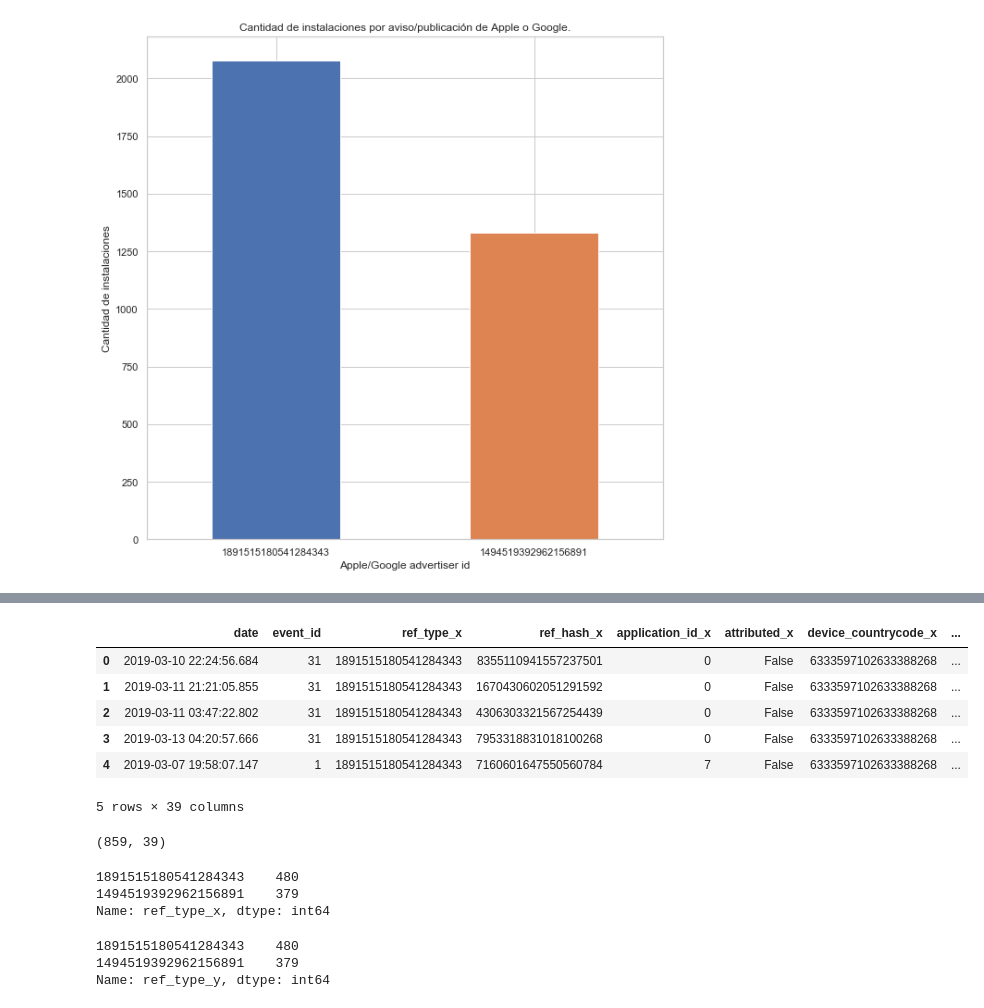
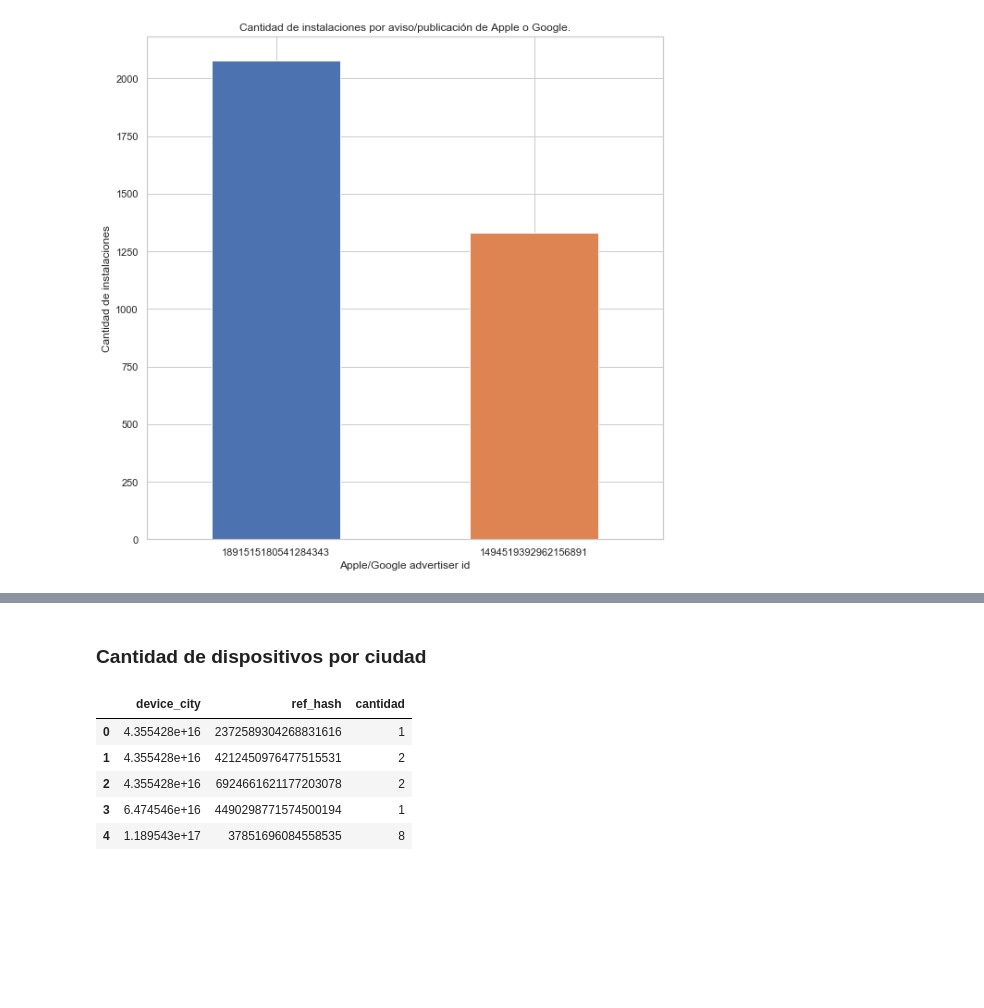
Before and after one commit to alepenaa94/Datos_2019, a Jupyter notebook: Notebook/TP1_Análisis Exploratorio.ipynb, the cells around one changed output, grey strips where cells are left out. Saved outputs shown, nothing was run; the diff lists cells and outputs as text; code cells hidden in the pictures; blank space fills up the shorter version.

Commit message:
Se agregan analisis sobre los dispositivos

```diff
--- a/Notebook/TP1_Análisis Exploratorio.ipynb
+++ b/Notebook/TP1_Análisis Exploratorio.ipynb
@@ -568,26 +580,15 @@ del aux['ref_type_x']
+# %% [markdown]
+<a id='link_23'></a>
+### Cantidad de dispositivos por ciudad
+# %%
+df = events[['device_city','ref_hash']].groupby(['device_city','ref_hash']).size()\
+    .reset_index(name='cantidad')
 # %%
-aux.head()
+df.head()
 # %% [output]
-|  | date | event_id | ref_type_x | ref_hash_x | application_id_x | attributed_x | device_countrycode_x | ... |
-| 0 | 2019-03-10 22:24:56.684 | 31 | 1891515180541284343 | 8355110941557237501 | 0 | False | 6333597102633388268 | ... |
-| 1 | 2019-03-11 21:21:05.855 | 31 | 1891515180541284343 | 1670430602051291592 | 0 | False | 6333597102633388268 | ... |
-| 2 | 2019-03-11 03:47:22.802 | 31 | 1891515180541284343 | 4306303321567254439 | 0 | False | 6333597102633388268 | ... |
-| 3 | 2019-03-13 04:20:57.666 | 31 | 1891515180541284343 | 7953318831018100268 | 0 | False | 6333597102633388268 | ... |
-| 4 | 2019-03-07 19:58:07.147 | 1 | 1891515180541284343 | 7160601647550560784 | 7 | False | 6333597102633388268 | ... |
+|  | device_city | ref_hash | cantidad |
+| 0 | 4.355428e+16 | 2372589304268831616 | 1 |
+| 1 | 4.355428e+16 | 4212450976477515531 | 2 |
+| 2 | 4.355428e+16 | 6924661621177203078 | 2 |
+| 3 | 6.474546e+16 | 4490298771574500194 | 1 |
+| 4 | 1.189543e+17 | 37851696084558535 | 8 |
-5 rows × 39 columns
-# %%
-aux.shape
-# %% [output]
-(859, 39)
-# %%
-aux['ref_type_x'].value_counts()
-# %% [output]
-1891515180541284343    480
-1494519392962156891    379
-Name: ref_type_x, dtype: int64
-# %%
-aux['ref_type_y'].value_counts()
-# %% [output]
-1891515180541284343    480
-1494519392962156891    379
-Name: ref_type_y, dtype: int64
```
Also changed, not shown: parts of 21 cells of this notebook.
